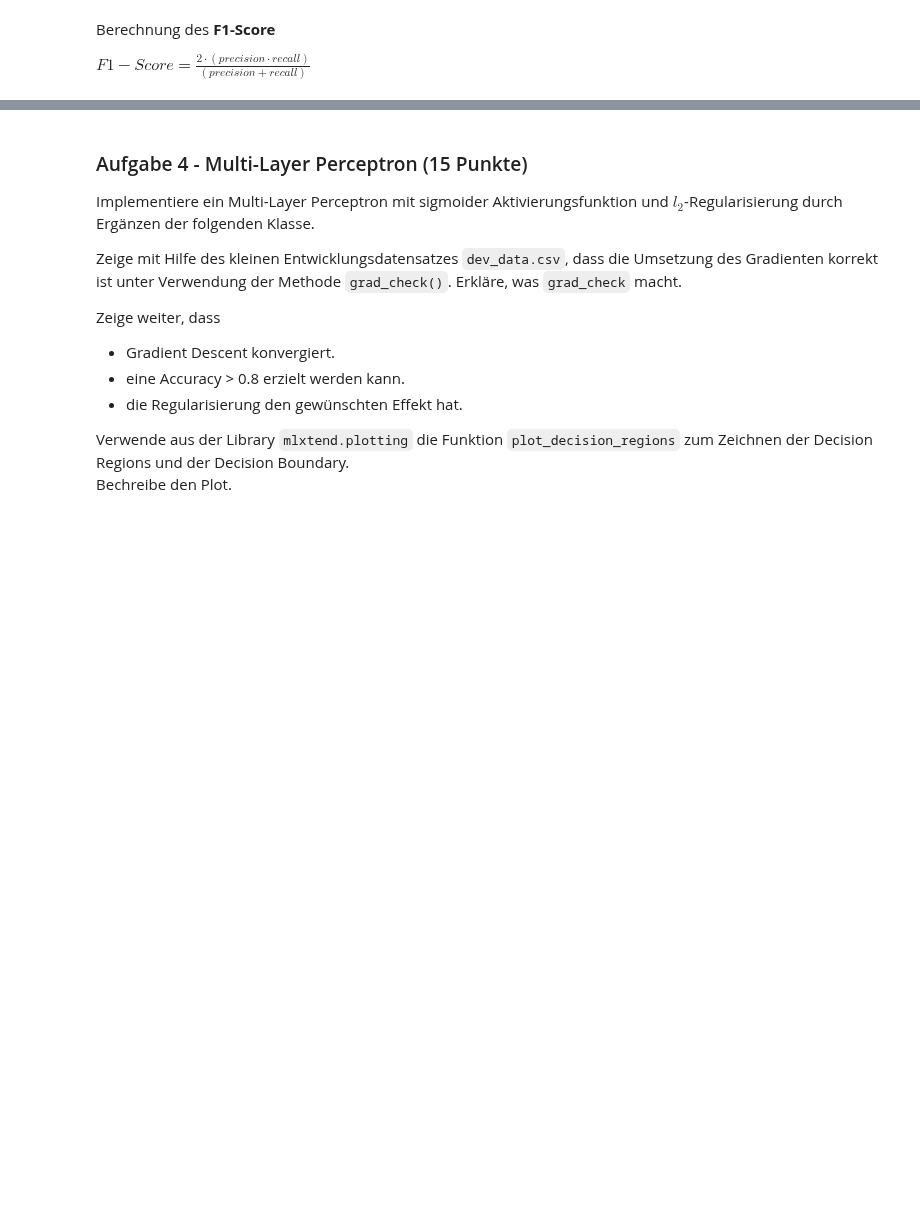
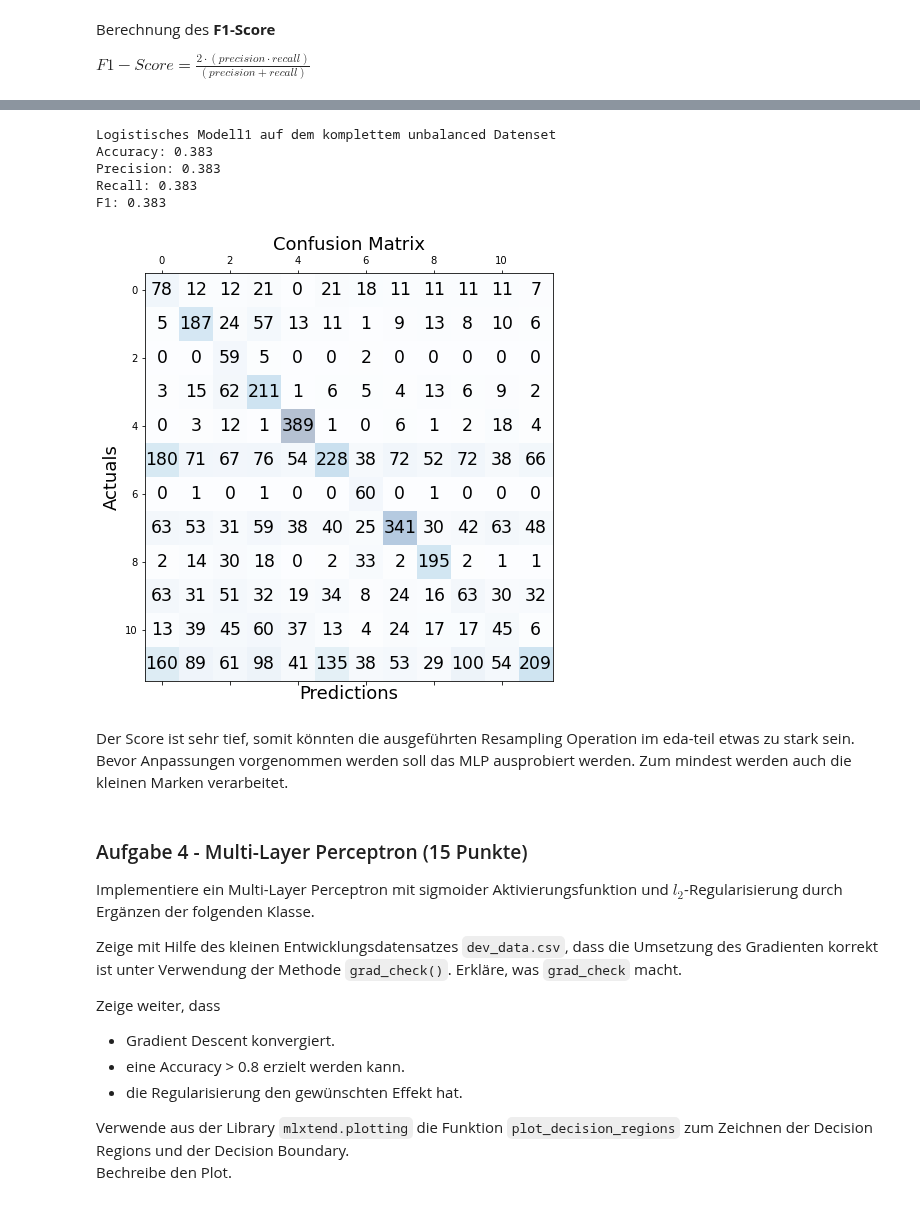
Before and after one commit to rootpi2203/ds_gml, a Jupyter notebook: gml_minichallenge_2/gml_minichallenge_2.ipynb, the cells around one changed output, grey strips where cells are left out. Cells and saved outputs as stored; diff of their text form; code cells hidden in the pictures; blank space fills up the shorter version.

```diff
--- a/gml_minichallenge_2/gml_minichallenge_2.ipynb
+++ b/gml_minichallenge_2/gml_minichallenge_2.ipynb
@@ -881,11 +882,17 @@ plt.show()
 # %% [output]
 [figure]
 # %%
-# berechnen der optionalen Metriken
-acc_log_model = log_modell.score(X_train_scaled, y_train)
-prec_log_model = precision_score(y_test, y_test_pred, average="micro")
-recall_log_model = recall_score(y_test, y_test_pred, average="micro")
+def calc_class_scores(y, y_pred, average='micro', print_info=True):
+    # berechnen der optionalen Metriken
+    acc = accuracy_score(y, y_pred)
+    prec = precision_score(y, y_pred, average="micro")
+    recall = recall_score(y, y_pred, average="micro")
+    f1 = f1_score(y, y_pred, average="micro")
 
-print(f'Accuracy log_modell: {acc_log_model:0.3f}')
-print(f'Precision: {prec_log_model:0.3f}')
-print(f'Recall: {recall_log_model:0.3f}')
+    if print_info:
+        print(f'Accuracy: {acc:0.3f}')
+        print(f'Precision: {prec:0.3f}')
+        print(f'Recall: {recall:0.3f}')
+        print(f'F1: {f1:0.3f} \n')
+
+    return acc, prec, recall, f1
@@ -913,3 +1011,47 @@ YOUR ANSWER HERE
+# %%
+mlp_attr = ['body_shape', 'colour2', 'displacement', 'performance', 'price', 'curb_weight', 'mileage', 'brand']
+log_model1_all_data = df_moto_clean_mlp[mlp_attr].copy()
+X_all = log_model1_all_data.drop('brand', axis=1).copy()
+y_all =log_model1_all_data['brand'].copy()
+
+# Standardisierung von X_train und X_test
+X_all_scaled = X_all.copy()
+
+normalize_attr = ['displacement', 'performance', 'price', 'curb_weight', 'mileage']
+X_all_scaler = preprocessing.StandardScaler().fit(X_all_scaled[normalize_attr])
+
+# Standardisierte Werte schreiben
+X_all_scaled.loc[:, normalize_attr] = X_all_scaler.transform(X_all_scaled[normalize_attr])
+# Dummie Variablen von den Kategorischen Attributen erzeugen
+X_all_scaled = pd.get_dummies(X_all_scaled)
+
+# Vorhersage durch Modell 1
+y_all_pred = log_modell1.predict(X_all_scaled)
+print('Logistisches Modell1 auf dem komplettem unbalanced Datenset')
+acc_log_model2, prec_log_model2, recall_log_model2, F1_log_modell2 = calc_class_scores(y_all, y_all_pred)
+
+# zeichne Confusion Matrix
+fig, ax = plt.subplots(figsize=(7.5, 7.5))
+conf_matrix = confusion_matrix(y_true=y_all, y_pred=y_all_pred)
+ax.matshow(conf_matrix, cmap=plt.cm.Blues, alpha=0.3)
+
+for i in range(conf_matrix.shape[0]):
+    for j in range(conf_matrix.shape[1]):
+        ax.text(x=j, y=i,s=conf_matrix[i, j], va='center', ha='center', size='xx-large')
+
+plt.xlabel('Predictions', fontsize=18)
+plt.ylabel('Actuals', fontsize=18)
+plt.title('Confusion Matrix', fontsize=18)
+plt.show()
+# %% [output]
+Logistisches Modell1 auf dem komplettem unbalanced Datenset
+Accuracy: 0.383
+Precision: 0.383
+Recall: 0.383
+F1: 0.383
+[figure, added]
+# %% [markdown]
+Der Score ist sehr tief, somit könnten die ausgeführten Resampling Operation im eda-teil etwas zu stark sein. Bevor Anpassungen vorgenommen werden soll das MLP ausprobiert werden. Zum mindest werden auch die kleinen Marken verarbeitet.
 # %% [markdown]
 ### Aufgabe 4 - Multi-Layer Perceptron (15 Punkte)
 
```
Also changed, not shown: parts of 12 cells of this notebook.
